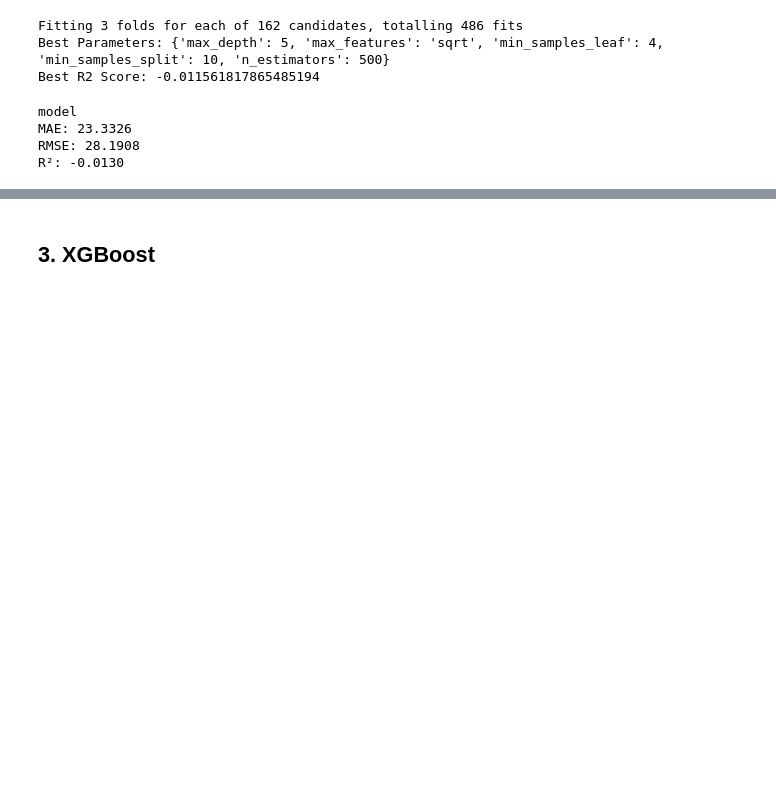
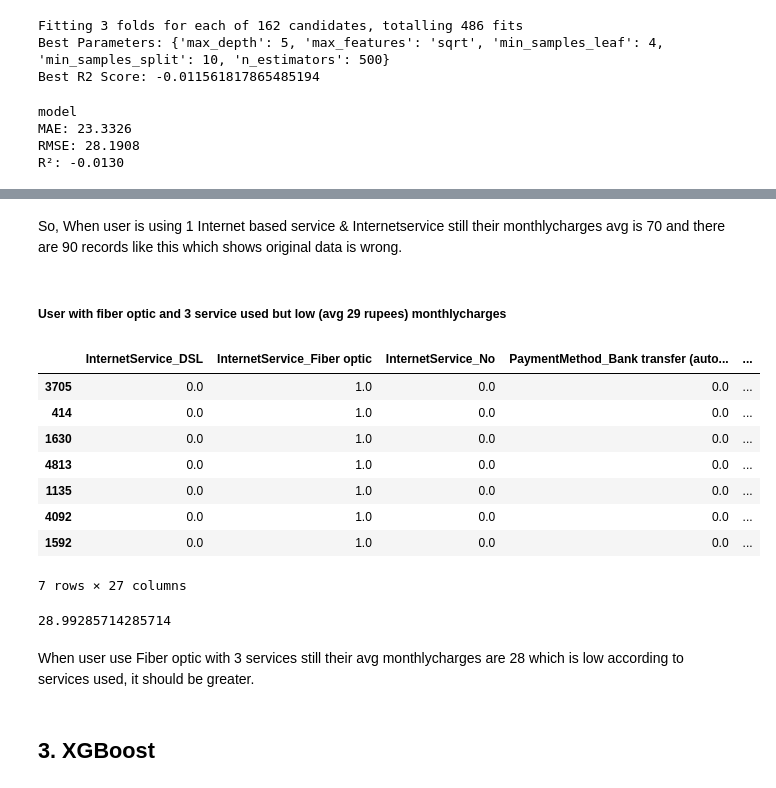
Before and after one commit to Roshani002/SSPL_Practical_Assessment, a Jupyter notebook: regression_models.ipynb, the cells around one changed output, grey strips where cells are left out. Saved outputs shown, nothing was run; the diff lists cells and outputs as text; code cells hidden in the pictures; blank space fills up the shorter version.

```diff
--- a/regression_models.ipynb
+++ b/regression_models.ipynb
@@ -213,3 +319,35 @@ pickle.dump(grid_search_rf, open("processed_data/models/regression/rf_tuned_mode
+# %% [markdown]
+So, When user is using 1 Internet based service & Internetservice still their monthlycharges avg is 70 and there are 90 records like this which shows original data is wrong.
+# %% [markdown]
+##### **User with fiber optic and 3 service used but low (avg 29 rupees) monthlycharges**
+# %%
+# user with fiber optic and 3 service used but low charges
+low_charges_when_4service_used = df[
+    (df['InternetService_Fiber optic'] == 1) &
+    (df['MultipleLines'] == 0) &
+    (df['PhoneService'] == 0) &
+    (df['TotalInternetServicesUsed'] == 3) &
+    (df['y_true'] < 40)
+]
+low_charges_when_4service_used
+# 7 records
+# %% [output]
+|  | InternetService_DSL | InternetService_Fiber optic | InternetService_No | PaymentMethod_Bank transfer (auto... | ... |
+| 3705 | 0.0 | 1.0 | 0.0 | 0.0 | ... |
+| 414 | 0.0 | 1.0 | 0.0 | 0.0 | ... |
+| 1630 | 0.0 | 1.0 | 0.0 | 0.0 | ... |
+| 4813 | 0.0 | 1.0 | 0.0 | 0.0 | ... |
+| 1135 | 0.0 | 1.0 | 0.0 | 0.0 | ... |
+| 4092 | 0.0 | 1.0 | 0.0 | 0.0 | ... |
+| 1592 | 0.0 | 1.0 | 0.0 | 0.0 | ... |
+7 rows × 27 columns
+# %%
+mean_3 = low_charges_when_4service_used['y_true'].mean()
+print(mean_3)
+# %% [output]
+28.99285714285714
+# %% [markdown]
+When user use Fiber optic with 3 services still their avg monthlycharges are 28 which is low according to services used, it should be greater.
 # %% [markdown]
 ## 3. XGBoost
 # %%
```
Also changed, not shown: parts of 14 cells of this notebook, 6 other files.
